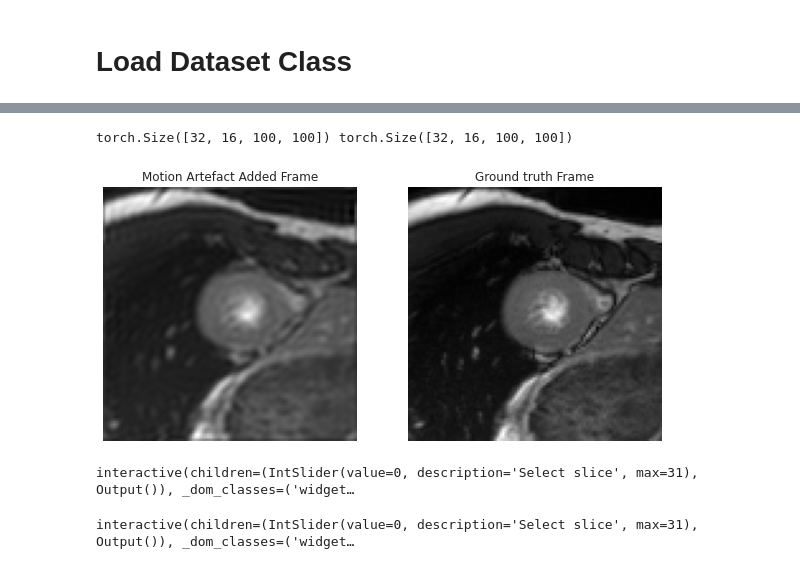
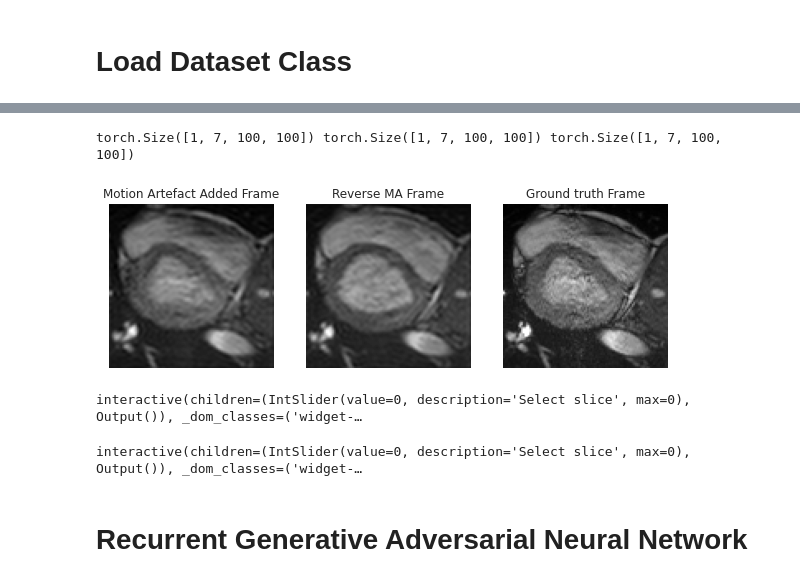
Before and after one commit to Jathurshan0330/Cine-Cardiac-MRI-Motion-Artefact-Reduction, a Jupyter notebook: Cine_Cardiac_MRI_Motion_Artifact_Reduction_Using_a_Recurrent_Neural_Network.ipynb, the cells around one changed output, grey strips where cells are left out. Cells and saved outputs as stored; diff of their text form; code cells hidden in the pictures.

```diff
--- a/Cine_Cardiac_MRI_Motion_Artifact_Reduction_Using_a_Recurrent_Neural_Network.ipynb
+++ b/Cine_Cardiac_MRI_Motion_Artifact_Reduction_Using_a_Recurrent_Neural_Network.ipynb
@@ -415,11 +365,18 @@ class CineCardiac(Dataset):
       img = add_motion_artefacts(gt)
       img = np.moveaxis(img,0,-1)
       gt = gt[:,:,7:23]
+      img_inv = np.zeros((100,100,16))
+      for i in range(16):
+          img_inv[:,:,i] = img[:,:,15-i]
+      img = img[:,:,9-3:9+4]
+      img_inv = img_inv[:,:,9-3:9+4]
+      gt = gt[:,:,9-3:9+4]
       # print(img.shape,gt.shape)
       if self.transform:
           img = self.transform(img).to(self.device)
+          img_inv = self.transform(img_inv).to(self.device)
           gt  = self.transform(gt).to(self.device)
-      return img, gt
+      return img, img_inv, gt
 # %%
 device = torch.device("cuda" if torch.cuda.is_available() else "cpu")
 device
@@ -447,8 +404,8 @@ cine_val = CineCardiac(data_list = val_data,
 clear_output()
 # %%
 # Data loaders
-# train_data_loader = data.DataLoader(cine_train, batch_size = 32, shuffle = True)
-val_data_loader = data.DataLoader(cine_val, batch_size = 32, shuffle = False)
+train_data_loader = data.DataLoader(cine_train, batch_size = 1, shuffle = True)
+val_data_loader = data.DataLoader(cine_val, batch_size = 1, shuffle = False)
 # %%
 def interactive_gif_data(img, cmap = 'gray'):
 
@@ -478,21 +435,24 @@ def interactive_gif_data(img, cmap = 'gray'):
 
   return interactive(Animate, slice=select_slice)
 # %%
-img, label   = next(iter(val_data_loader))
-print(img.shape, label.shape)
+img,img_inv, label   = next(iter(val_data_loader))
+print(img.shape,img_inv.shape, label.shape)
 
-ind = 14
-fig, ax = plt.subplots(1,2, figsize=(10,10))
+ind = 0
+fig, ax = plt.subplots(1,3, figsize=(10,10))
 ax[0].imshow(img[ind,0,:,:].cpu(), cmap='gray'), ax[0].set_title('Motion Artefact Added Frame'),ax[0].axis("off")
-ax[1].imshow(label[ind,0,:,:].cpu(), cmap='gray'), ax[1].set_title('Ground truth Frame'),ax[1].axis("off")
+ax[1].imshow(img_inv[ind,0,:,:].cpu(), cmap='gray'), ax[1].set_title('Reverse MA Frame'),ax[1].axis("off")
+ax[2].imshow(label[ind,0,:,:].cpu(), cmap='gray'), ax[2].set_title('Ground truth Frame'),ax[2].axis("off")
 plt.show()
 
-interactive_gif_data(img, cmap = 'gray')
+interactive_gif_data(img.cpu(), cmap = 'gray')
 # %% [output]
-torch.Size([32, 16, 100, 100]) torch.Size([32, 16, 100, 100])
+torch.Size([1, 7, 100, 100]) torch.Size([1, 7, 100, 100]) torch.Size([1, 7, 100, 100])
-[figure, old version]
+[figure, new version]
-interactive(children=(IntSlider(value=0, description='Select slice', max=31), Output()), _dom_classes=('widget…
+interactive(children=(IntSlider(value=0, description='Select slice', max=0), Output()), _dom_classes=('widget-…
 # %%
-interactive_gif_data(label, cmap = 'gray')
+interactive_gif_data(label.cpu(), cmap = 'gray')
 # %% [output]
-interactive(children=(IntSlider(value=0, description='Select slice', max=31), Output()), _dom_classes=('widget…
+interactive(children=(IntSlider(value=0, description='Select slice', max=0), Output()), _dom_classes=('widget-…
+# %% [markdown]
+# Recurrent Generative Adversarial Neural Network
```
Also changed, not shown: parts of 32 cells of this notebook.
